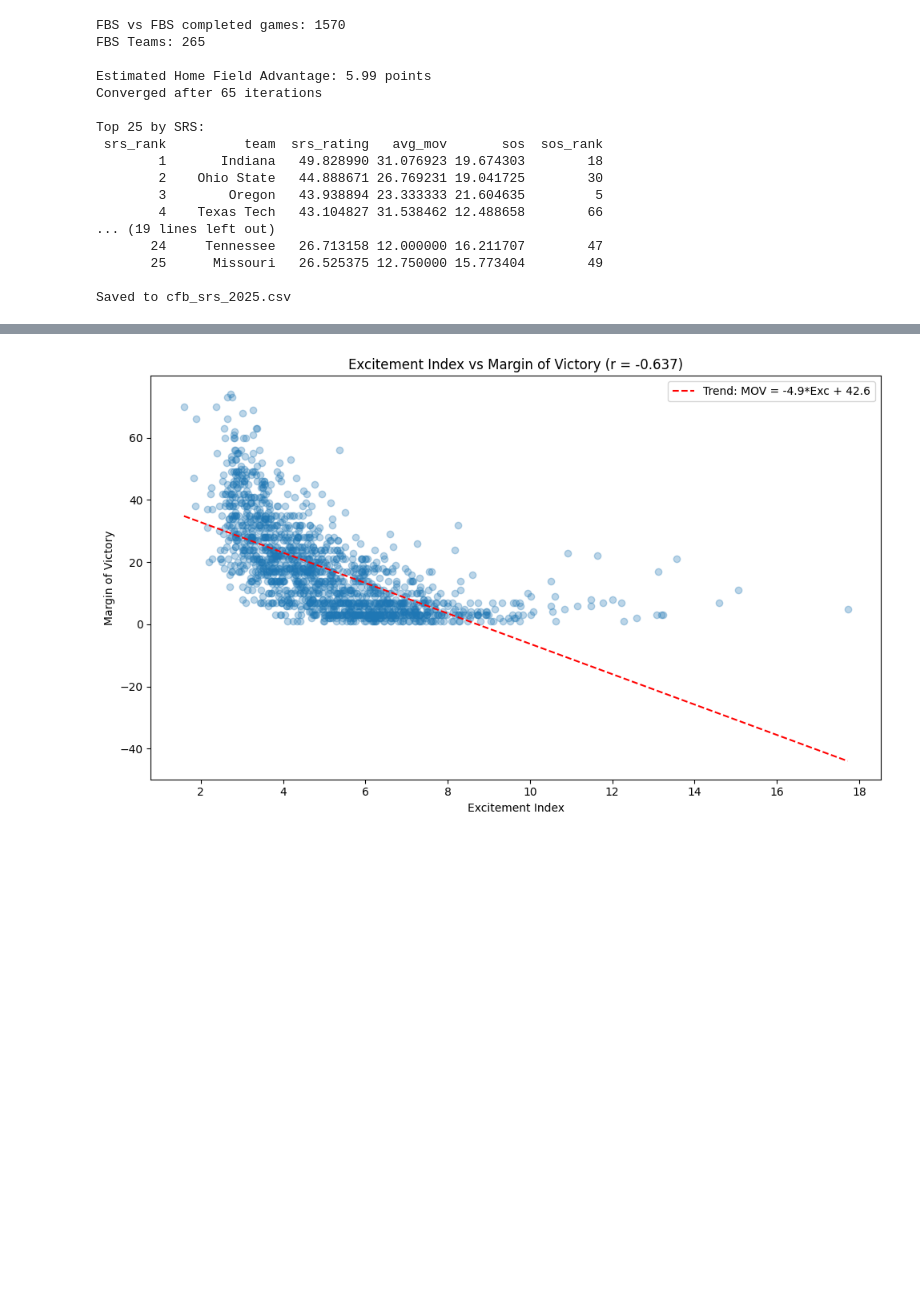
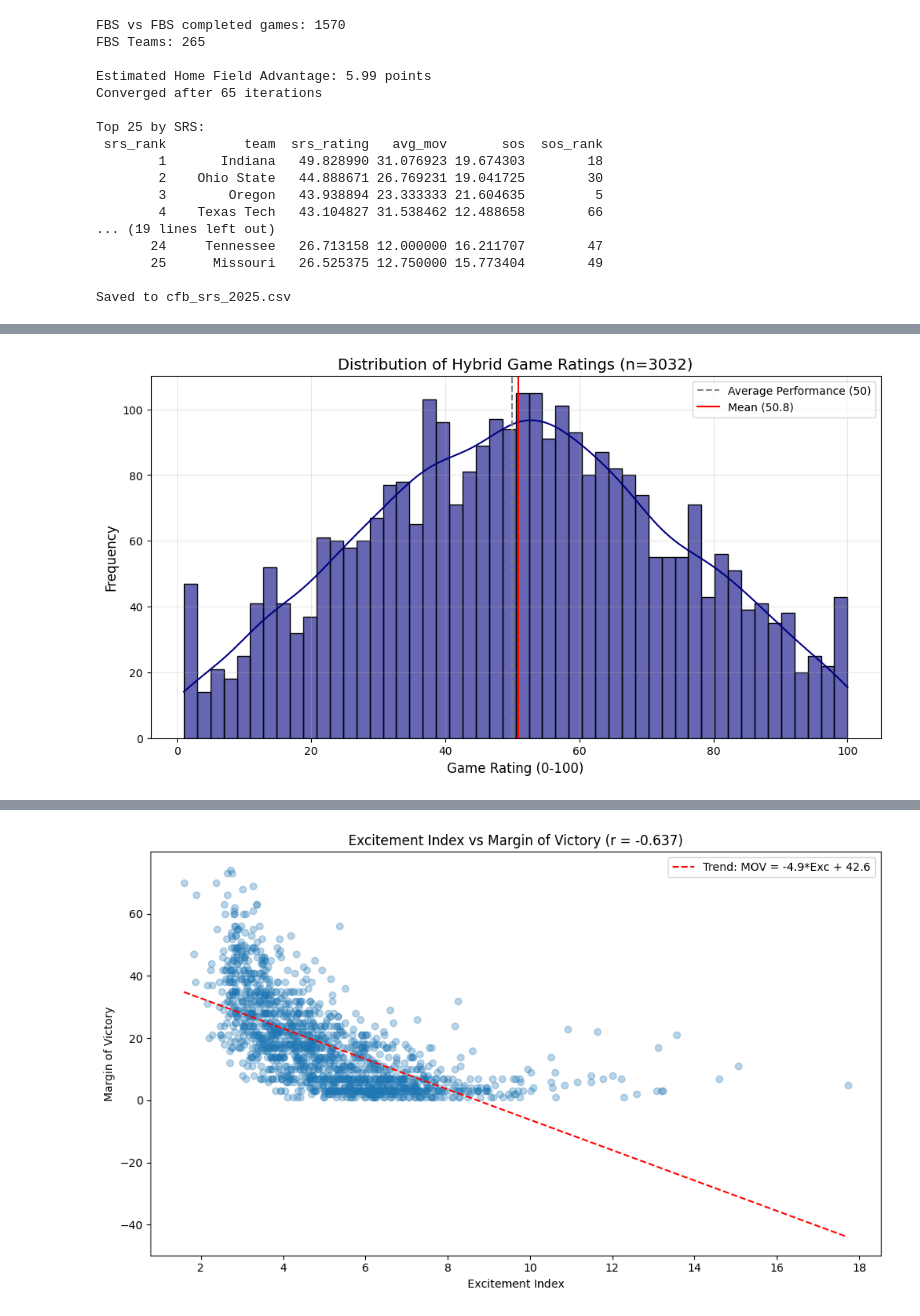
Before and after one commit to sohnmeiss/Sports-Repo, a Jupyter notebook: CFB/SRC/Total Game Stats 2025.ipynb, the cells around one changed output, grey strips where cells are left out. Cells and saved outputs as stored; diff of their text form; code cells hidden in the pictures; blank space fills up the shorter version.

```diff
--- a/CFB/SRC/Total Game Stats 2025.ipynb
+++ b/CFB/SRC/Total Game Stats 2025.ipynb
@@ -828,0 +917,90 @@ Abilene Christian vs Eastern Kentucky:
+# %%
+import matplotlib.pyplot as plt
+import seaborn as sns
+import numpy as np
+
+# =============================================================================
+# 1. CALCULATE ALL GAME RATINGS
+# =============================================================================
+
+all_ratings = []
+game_details = []
+
+print("Calculating ratings for all games...")
+
+for team in teams:
+    for g in team_games[team]:
+        # Only look at wins to avoid double-counting or confusion (Win Rating = Loss Rating)
+        # But for distribution, we want to see how "performances" look.
+        # A great loss (playing Alabama close) is also a performance.
+
+        opp_elo = elo[g['opponent']]
+
+        # HFA Adjustment
+        if g['neutral']: adj = 0
+        elif g['is_home']: adj = -HFA
+        else: adj = HFA
+
+        # Actual Score (Hybrid Dominance)
+        act = np.clip(g['actual'], 0.001, 0.999)
+
+        # Implied Rating Formula
+        implied = opp_elo + adj - ELO_DIVISOR * np.log10((1 - act) / act)
+        all_ratings.append(implied)
+
+        game_details.append({
+            'team': team,
+            'opponent': g['opponent'],
+            'score': f"{int(g['pts_for'])}-{int(g['pts_against'])}",
+            'raw_rating': implied
+        })
+
+# =============================================================================
+# 2. DEFINE SCALING (Robust to Outliers)
+# =============================================================================
+
+# We pin 0 and 100 to the 1st and 99th percentiles to handle outliers like 70-0
+rating_floor = np.percentile(all_ratings, 1)
+rating_ceiling = np.percentile(all_ratings, 99)
+
+def scale_rating(r):
+    clipped = np.clip(r, rating_floor, rating_ceiling)
+    return 1 + 99 * (clipped - rating_floor) / (rating_ceiling - rating_floor)
+
+# Apply scaling
+scaled_ratings = [scale_rating(r) for r in all_ratings]
+
+# =============================================================================
+# 3. PLOT DISTRIBUTION
+# =============================================================================
+
+plt.figure(figsize=(12, 6))
+sns.histplot(scaled_ratings, bins=50, kde=True, color='navy', alpha=0.6)
+
+# Add Lines for Context
+plt.axvline(50, color='gray', linestyle='--', label='Average Performance (50)')
+plt.axvline(np.mean(scaled_ratings), color='red', linestyle='-', label=f'Mean ({np.mean(scaled_ratings):.1f})')
+
+plt.title(f"Distribution of Hybrid Game Ratings (n={len(scaled_ratings)})", fontsize=14)
+plt.xlabel("Game Rating (0-100)", fontsize=12)
+plt.ylabel("Frequency", fontsize=12)
+plt.legend()
+plt.grid(alpha=0.3)
+plt.show()
+
+# =============================================================================
+# 4. PRINT SUMMARY STATS
+# =============================================================================
+
+print(f"Rating Floor (1st %):   {rating_floor:.0f} Elo (Scaled to 1.0)")
+print(f"Rating Ceiling (99th %): {rating_ceiling:.0f} Elo (Scaled to 100.0)")
+print(f"Mean Rating:   {np.mean(scaled_ratings):.2f}")
+print(f"Median Rating: {np.median(scaled_ratings):.2f}")
+print("-" * 40)
+print("Top 5 Performances:")
+# Sort details by raw rating to find the true best games
+top_games = sorted(game_details, key=lambda x: x['raw_rating'], reverse=True)[:5]
+for i, g in enumerate(top_games, 1):
+    scaled = scale_rating(g['raw_rating'])
+    print(f"{i}. {g['team']} vs {g['opponent']} ({g['score']}) -> {scaled:.1f}")
+# %% [output]
@@ -828,0 +1008 @@ Abilene Christian vs Eastern Kentucky:
+[figure, added]
```
Also changed, not shown: parts of 9 cells of this notebook, 13 other files.
